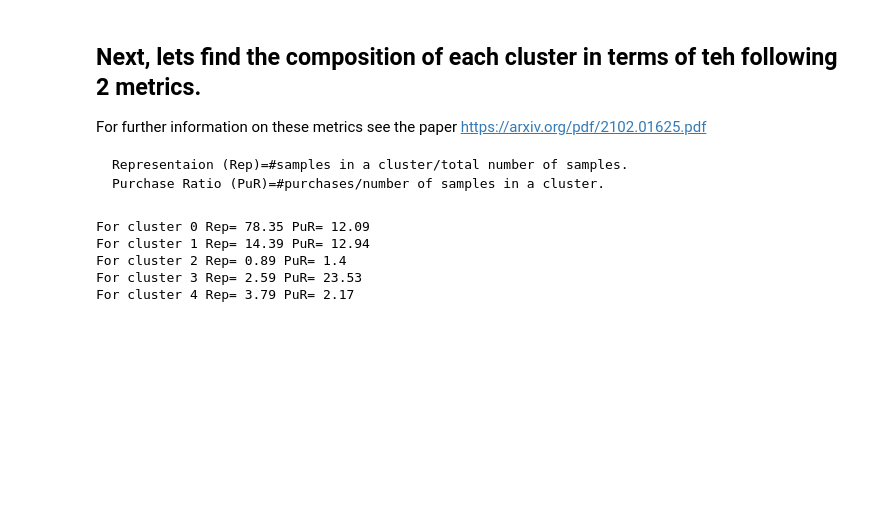
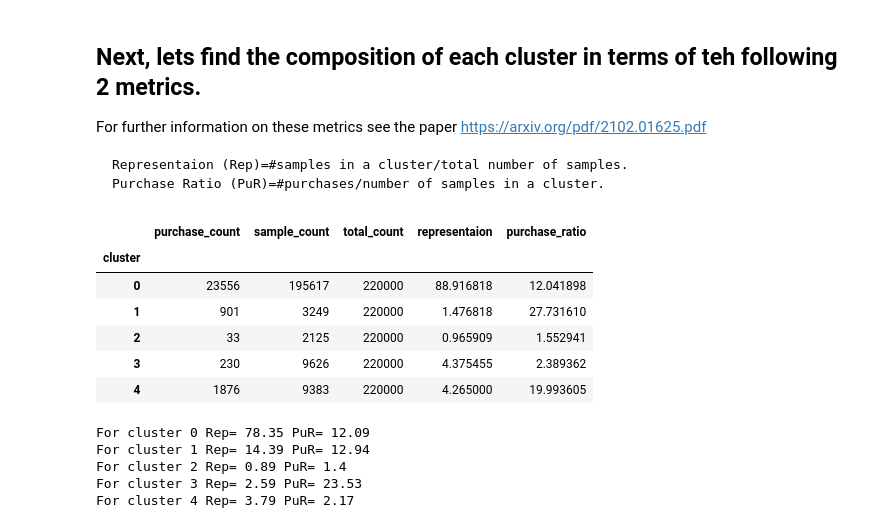
Before and after one commit to alejandro-robles7/fbai-mlops-assignments, a Jupyter notebook: week_2/mlops-ecommerce-analysis-v1.ipynb, the cells around one changed output. Saved outputs shown, nothing was run; the diff lists cells and outputs as text; code cells hidden in the pictures; blank space fills up the shorter version.

````diff
--- a/week_2/mlops-ecommerce-analysis-v1.ipynb
+++ b/week_2/mlops-ecommerce-analysis-v1.ipynb
@@ -536,6 +543,26 @@ For further information on these metrics see the paper https://arxiv.org/pdf/210
 Representaion (Rep)=#samples in a cluster/total number of samples.
 Purchase Ratio (PuR)=#purchases/number of samples in a cluster.
 ```
+# %%
+def get_metrics(purchases, clusters) -> pd.DataFrame:
+    dataframe = pd.DataFrame({'purchase': purchases, 'cluster': clusters})
+    dataframe_group = dataframe.groupby('cluster').agg(purchase_count=('purchase', np.sum), sample_count=('cluster', np.ma.count))
+    dataframe_group['total_count'] = len(clusters)
+    dataframe_group['representaion'] = 100 * dataframe_group.sample_count / dataframe_group.total_count
+    dataframe_group['purchase_ratio'] = 100 * dataframe_group.purchase_count / dataframe_group.sample_count
+    return dataframe_group
+# %%
+#Write code to print the Rep and PuR for each of the 5 clusters
+#########################################################
+get_metrics(purchases=y_test, clusters=y_test_CID)
+# %% [output]
+|  | purchase_count | sample_count | total_count | representaion | purchase_ratio |
+| cluster |  |  |  |  |  |
+| 0 | 23556 | 195617 | 220000 | 88.916818 | 12.041898 |
+| 1 | 901 | 3249 | 220000 | 1.476818 | 27.731610 |
+| 2 | 33 | 2125 | 220000 | 0.965909 | 1.552941 |
+| 3 | 230 | 9626 | 220000 | 4.375455 | 2.389362 |
+| 4 | 1876 | 9383 | 220000 | 4.265000 | 19.993605 |
 # %%
 #Write code to print the Rep and PuR for each of the 5 clusters
 #########################################################
````
Also changed, not shown: parts of 7 cells of this notebook.
